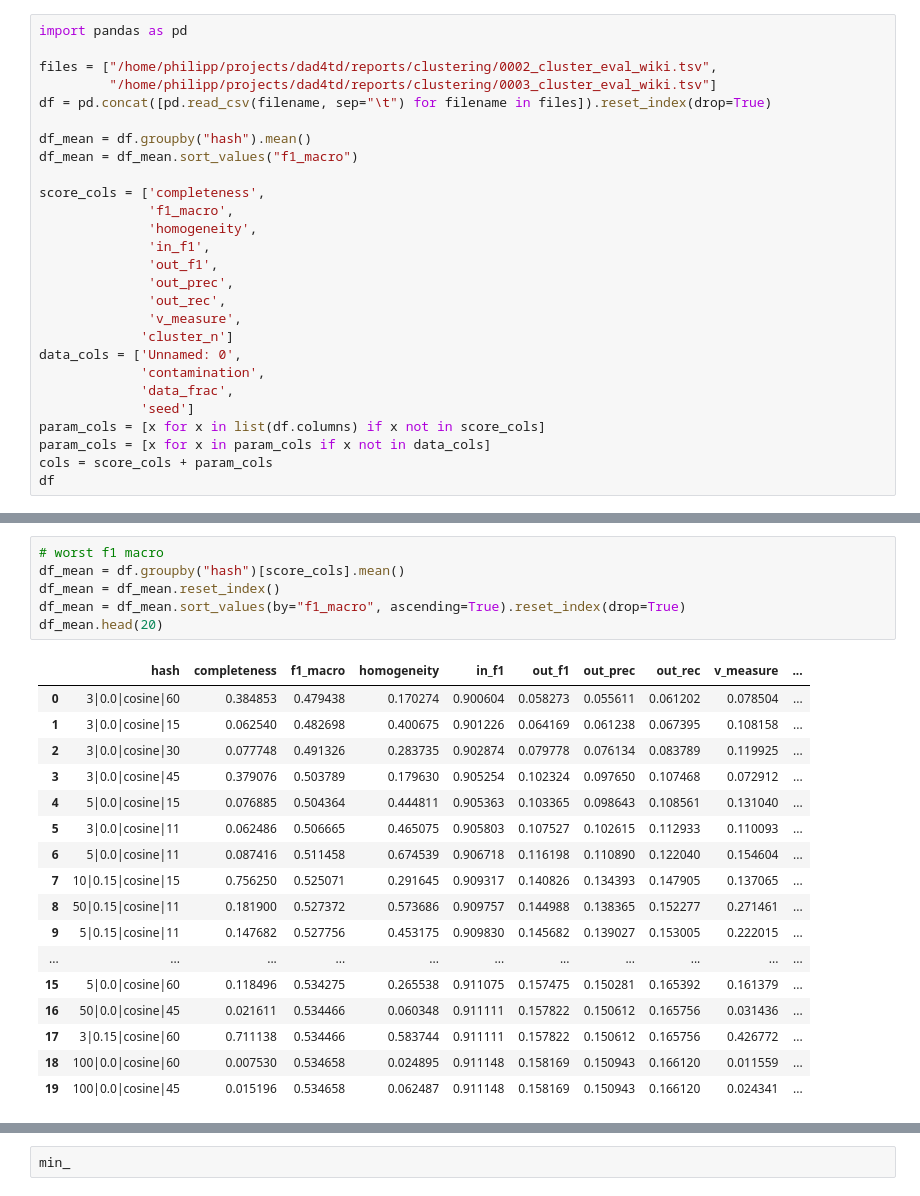
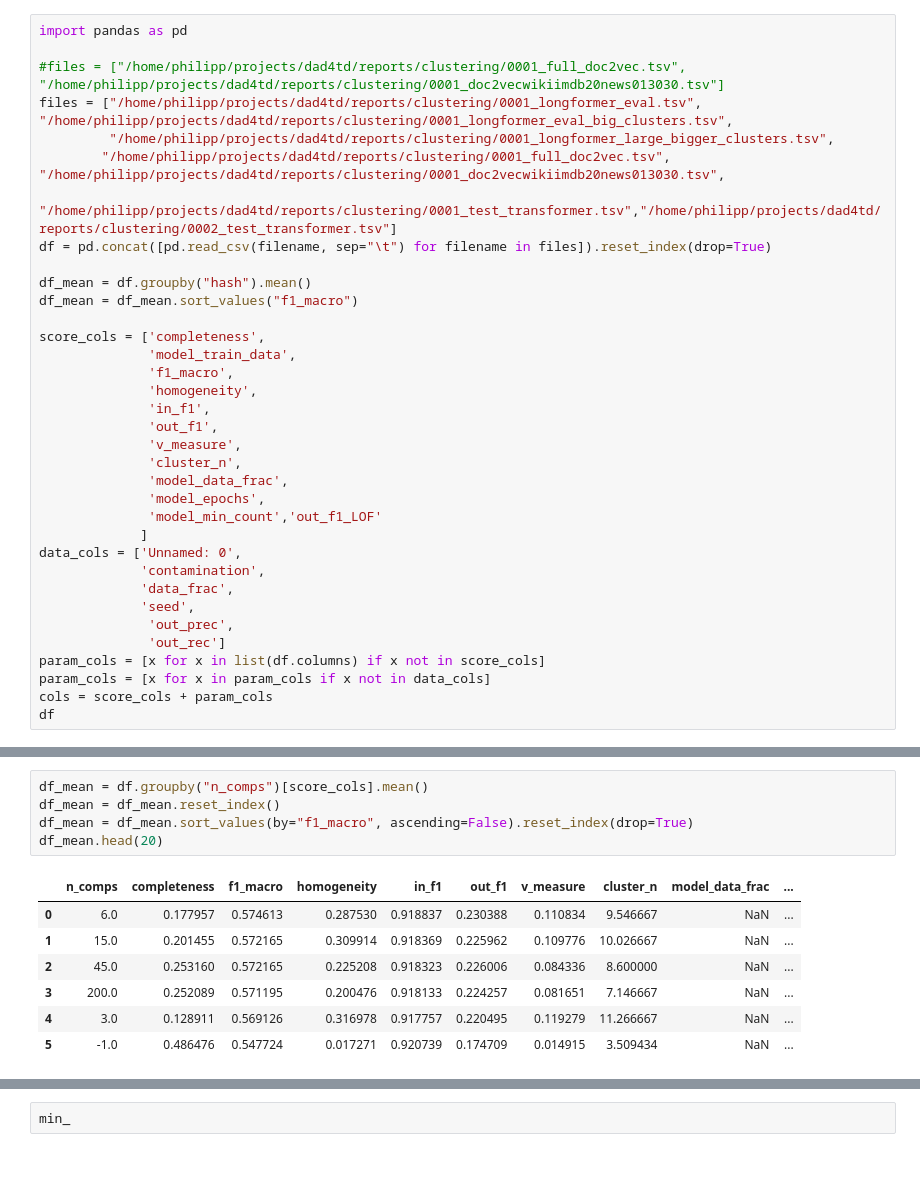
Before and after one commit to pschonev/deepanomaly4docs, a Jupyter notebook: notebooks/result_analysis.ipynb, the cells around one changed output, grey strips where cells are left out. Saved outputs shown, nothing was run; the diff lists cells and outputs as text; blank space fills up the shorter version.

```diff
--- a/notebooks/result_analysis.ipynb
+++ b/notebooks/result_analysis.ipynb
@@ -1,26 +1,34 @@
 # %%
 import pandas as pd
 
-files = ["/home/philipp/projects/dad4td/reports/clustering/0002_cluster_eval_wiki.tsv",
-         "/home/philipp/projects/dad4td/reports/clustering/0003_cluster_eval_wiki.tsv"]
+#files = ["/home/philipp/projects/dad4td/reports/clustering/0001_full_doc2vec.tsv", "/home/philipp/projects/dad4td/reports/clustering/0001_doc2vecwikiimdb20news013030.tsv"]
+files = ["/home/philipp/projects/dad4td/reports/clustering/0001_longformer_eval.tsv", "/home/philipp/projects/dad4td/reports/clustering/0001_longformer_eval_big_clusters.tsv",
+         "/home/philipp/projects/dad4td/reports/clustering/0001_longformer_large_bigger_clusters.tsv",
+        "/home/philipp/projects/dad4td/reports/clustering/0001_full_doc2vec.tsv", "/home/philipp/projects/dad4td/reports/clustering/0001_doc2vecwikiimdb20news013030.tsv",
+        "/home/philipp/projects/dad4td/reports/clustering/0001_test_transformer.tsv","/home/philipp/projects/dad4td/reports/clustering/0002_test_transformer.tsv"]
 df = pd.concat([pd.read_csv(filename, sep="\t") for filename in files]).reset_index(drop=True)
 
 df_mean = df.groupby("hash").mean()
 df_mean = df_mean.sort_values("f1_macro")
 
 score_cols = ['completeness',
+              'model_train_data',
               'f1_macro',
               'homogeneity',
               'in_f1',
               'out_f1',
-              'out_prec',
-              'out_rec',
               'v_measure',
-             'cluster_n']
+              'cluster_n',
+              'model_data_frac',
+              'model_epochs',
+              'model_min_count','out_f1_LOF'
+             ]
 data_cols = ['Unnamed: 0',
              'contamination',
              'data_frac',
-             'seed']
+             'seed',
+              'out_prec',
+              'out_rec']
 param_cols = [x for x in list(df.columns) if x not in score_cols]
 param_cols = [x for x in param_cols if x not in data_cols]
 cols = score_cols + param_cols
@@ -66,25 +205,14 @@ df_mean.head(20)
 # %%
-# worst f1 macro
-df_mean = df.groupby("hash")[score_cols].mean()
+df_mean = df.groupby("n_comps")[score_cols].mean()
 df_mean = df_mean.reset_index()
-df_mean = df_mean.sort_values(by="f1_macro", ascending=True).reset_index(drop=True)
+df_mean = df_mean.sort_values(by="f1_macro", ascending=False).reset_index(drop=True)
 df_mean.head(20)
 # %% [output]
-|  | hash | completeness | f1_macro | homogeneity | in_f1 | out_f1 | out_prec | out_rec | v_measure | ... |
-| 0 | 3|0.0|cosine|60 | 0.384853 | 0.479438 | 0.170274 | 0.900604 | 0.058273 | 0.055611 | 0.061202 | 0.078504 | ... |
-| 1 | 3|0.0|cosine|15 | 0.062540 | 0.482698 | 0.400675 | 0.901226 | 0.064169 | 0.061238 | 0.067395 | 0.108158 | ... |
-| 2 | 3|0.0|cosine|30 | 0.077748 | 0.491326 | 0.283735 | 0.902874 | 0.079778 | 0.076134 | 0.083789 | 0.119925 | ... |
-| 3 | 3|0.0|cosine|45 | 0.379076 | 0.503789 | 0.179630 | 0.905254 | 0.102324 | 0.097650 | 0.107468 | 0.072912 | ... |
-| 4 | 5|0.0|cosine|15 | 0.076885 | 0.504364 | 0.444811 | 0.905363 | 0.103365 | 0.098643 | 0.108561 | 0.131040 | ... |
-| 5 | 3|0.0|cosine|11 | 0.062486 | 0.506665 | 0.465075 | 0.905803 | 0.107527 | 0.102615 | 0.112933 | 0.110093 | ... |
-| 6 | 5|0.0|cosine|11 | 0.087416 | 0.511458 | 0.674539 | 0.906718 | 0.116198 | 0.110890 | 0.122040 | 0.154604 | ... |
-| 7 | 10|0.15|cosine|15 | 0.756250 | 0.525071 | 0.291645 | 0.909317 | 0.140826 | 0.134393 | 0.147905 | 0.137065 | ... |
-| 8 | 50|0.15|cosine|11 | 0.181900 | 0.527372 | 0.573686 | 0.909757 | 0.144988 | 0.138365 | 0.152277 | 0.271461 | ... |
-| 9 | 5|0.15|cosine|11 | 0.147682 | 0.527756 | 0.453175 | 0.909830 | 0.145682 | 0.139027 | 0.153005 | 0.222015 | ... |
-| ... | ... | ... | ... | ... | ... | ... | ... | ... | ... | ... |
-| 15 | 5|0.0|cosine|60 | 0.118496 | 0.534275 | 0.265538 | 0.911075 | 0.157475 | 0.150281 | 0.165392 | 0.161379 | ... |
-| 16 | 50|0.0|cosine|45 | 0.021611 | 0.534466 | 0.060348 | 0.911111 | 0.157822 | 0.150612 | 0.165756 | 0.031436 | ... |
-| 17 | 3|0.15|cosine|60 | 0.711138 | 0.534466 | 0.583744 | 0.911111 | 0.157822 | 0.150612 | 0.165756 | 0.426772 | ... |
-| 18 | 100|0.0|cosine|60 | 0.007530 | 0.534658 | 0.024895 | 0.911148 | 0.158169 | 0.150943 | 0.166120 | 0.011559 | ... |
-| 19 | 100|0.0|cosine|45 | 0.015196 | 0.534658 | 0.062487 | 0.911148 | 0.158169 | 0.150943 | 0.166120 | 0.024341 | ... |
+|  | n_comps | completeness | f1_macro | homogeneity | in_f1 | out_f1 | v_measure | cluster_n | model_data_frac | ... |
+| 0 | 6.0 | 0.177957 | 0.574613 | 0.287530 | 0.918837 | 0.230388 | 0.110834 | 9.546667 | NaN | ... |
+| 1 | 15.0 | 0.201455 | 0.572165 | 0.309914 | 0.918369 | 0.225962 | 0.109776 | 10.026667 | NaN | ... |
+| 2 | 45.0 | 0.253160 | 0.572165 | 0.225208 | 0.918323 | 0.226006 | 0.084336 | 8.600000 | NaN | ... |
+| 3 | 200.0 | 0.252089 | 0.571195 | 0.200476 | 0.918133 | 0.224257 | 0.081651 | 7.146667 | NaN | ... |
+| 4 | 3.0 | 0.128911 | 0.569126 | 0.316978 | 0.917757 | 0.220495 | 0.119279 | 11.266667 | NaN | ... |
+| 5 | -1.0 | 0.486476 | 0.547724 | 0.017271 | 0.920739 | 0.174709 | 0.014915 | 3.509434 | NaN | ... |
 # %%
```
Also changed, not shown: parts of 14 cells of this notebook, 9 other files.
